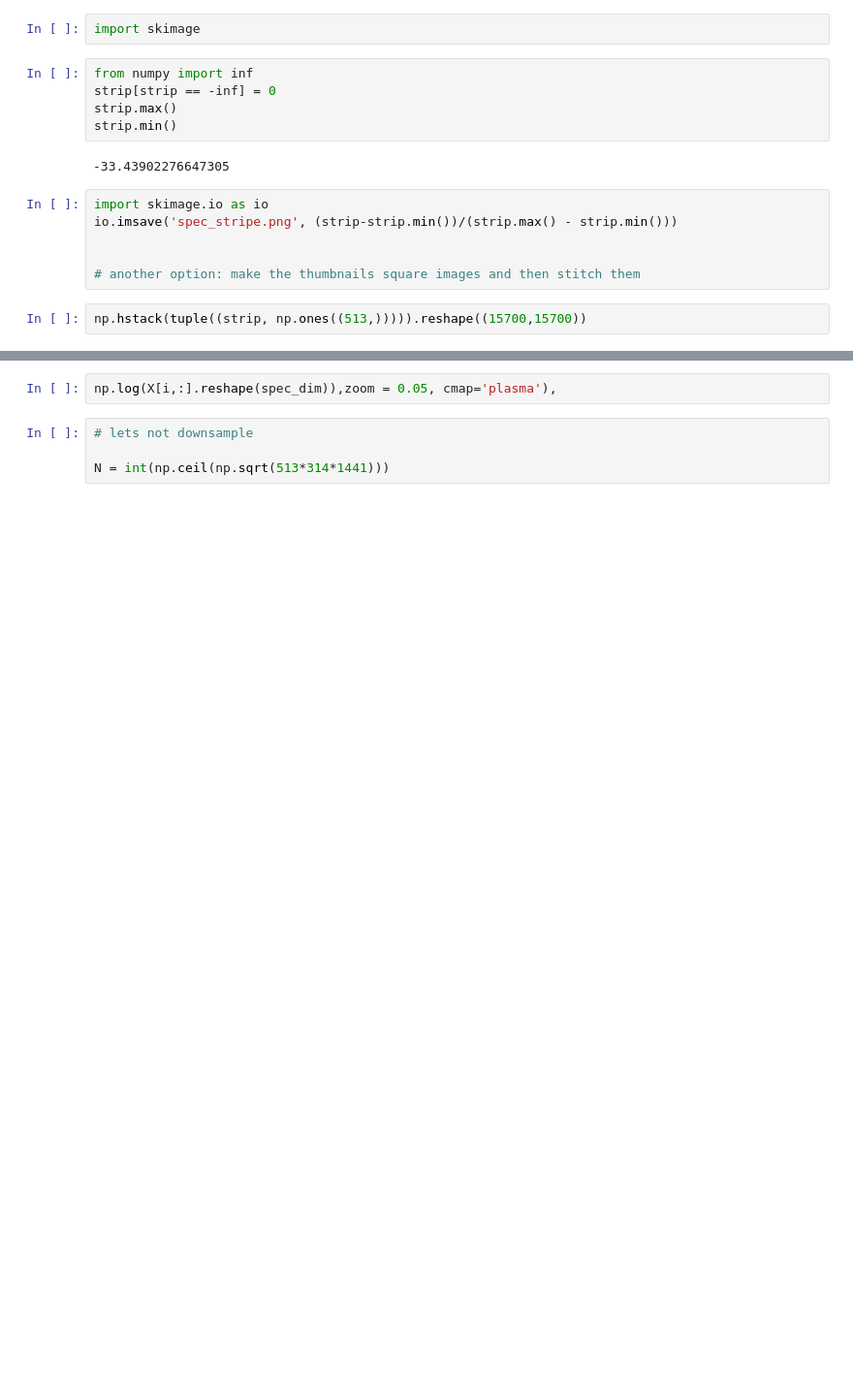
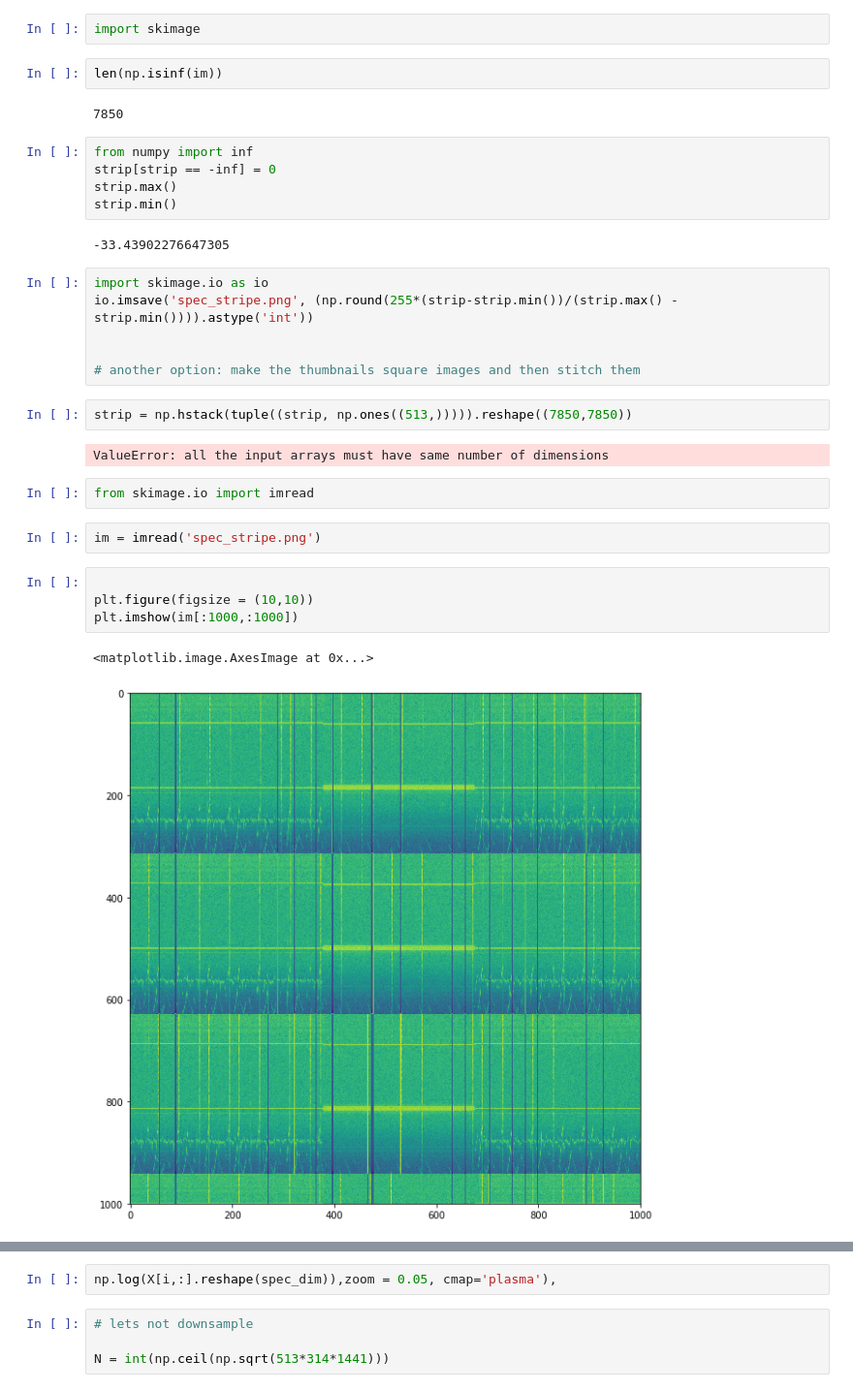
Before and after one commit to valentina-s/cahw2018_hydrophone, a Jupyter notebook: notebooks/create_thumbnails.ipynb, the cells around one changed output, grey strips where cells are left out. Shown: that part at 97% size. Saved outputs shown, nothing was run; the diff lists cells and outputs as text; blank space fills up the shorter version.

```diff
--- a/notebooks/create_thumbnails.ipynb
+++ b/notebooks/create_thumbnails.ipynb
@@ -69,5 +60,9 @@ You should consider upgrading via the 'pip install --upgrade pip' command.
 # %%
 import skimage
+# %%
+len(np.isinf(im))
+# %% [output]
+7850
 # %%
 from numpy import inf
 strip[strip == -inf] = 0
@@ -77,9 +72,22 @@ strip.min()
 -33.43902276647305
 # %%
 import skimage.io as io
-io.imsave('spec_stripe.png', (strip-strip.min())/(strip.max() - strip.min()))
+io.imsave('spec_stripe.png', (np.round(255*(strip-strip.min())/(strip.max() - strip.min()))).astype('int'))
 
 
 # another option: make the thumbnails square images and then stitch them
 # %%
-np.hstack(tuple((strip, np.ones((513,))))).reshape((15700,15700))
+strip = np.hstack(tuple((strip, np.ones((513,))))).reshape((7850,7850))
+# %% [output]
+ValueError: all the input arrays must have same number of dimensions
+# %%
+from skimage.io import imread
+# %%
+im = imread('spec_stripe.png')
+# %%
+
+plt.figure(figsize = (10,10))
+plt.imshow(im[:1000,:1000])
+# %% [output]
+<matplotlib.image.AxesImage at 0x...>
+[figure, added]
```
Also changed, not shown: parts of 10 cells of this notebook.
